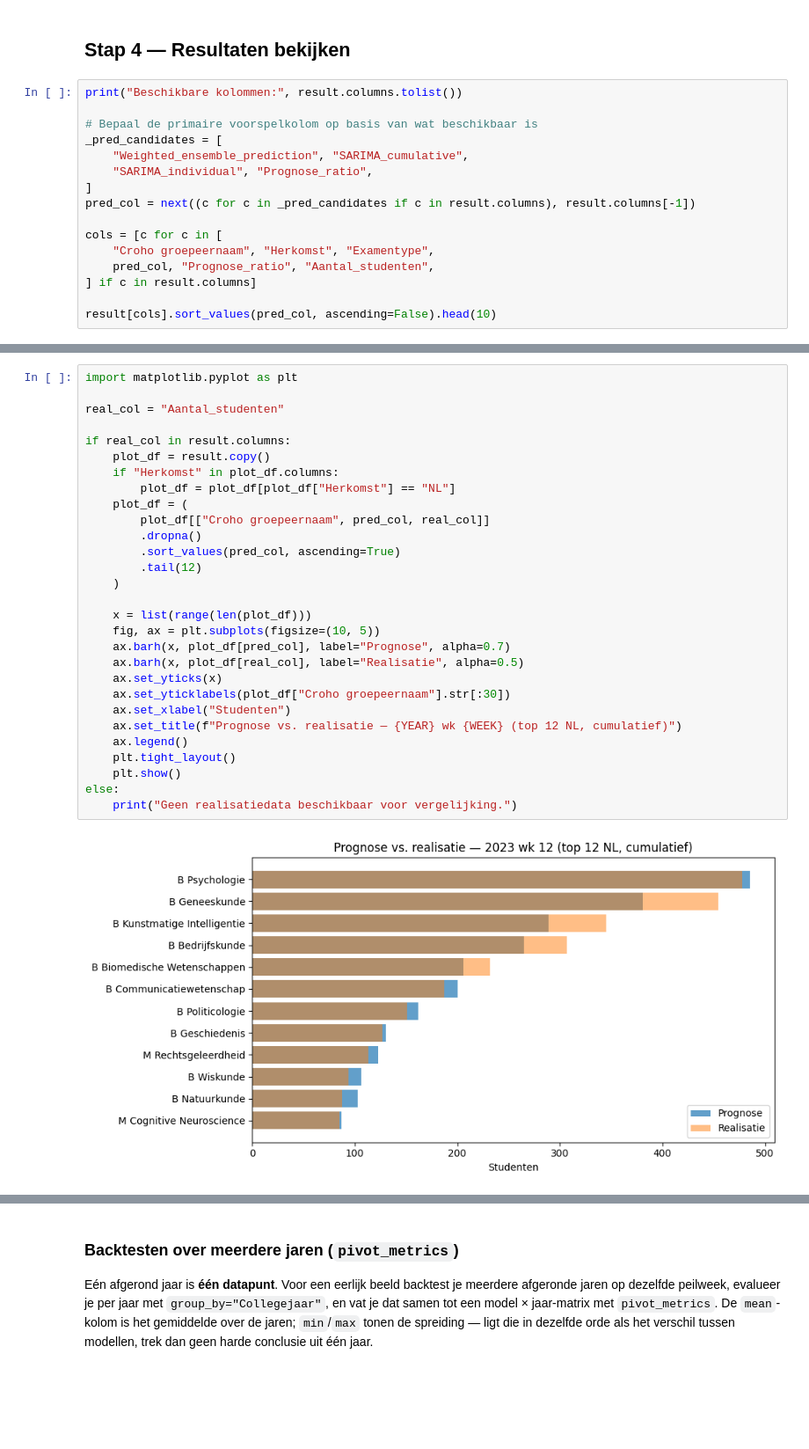
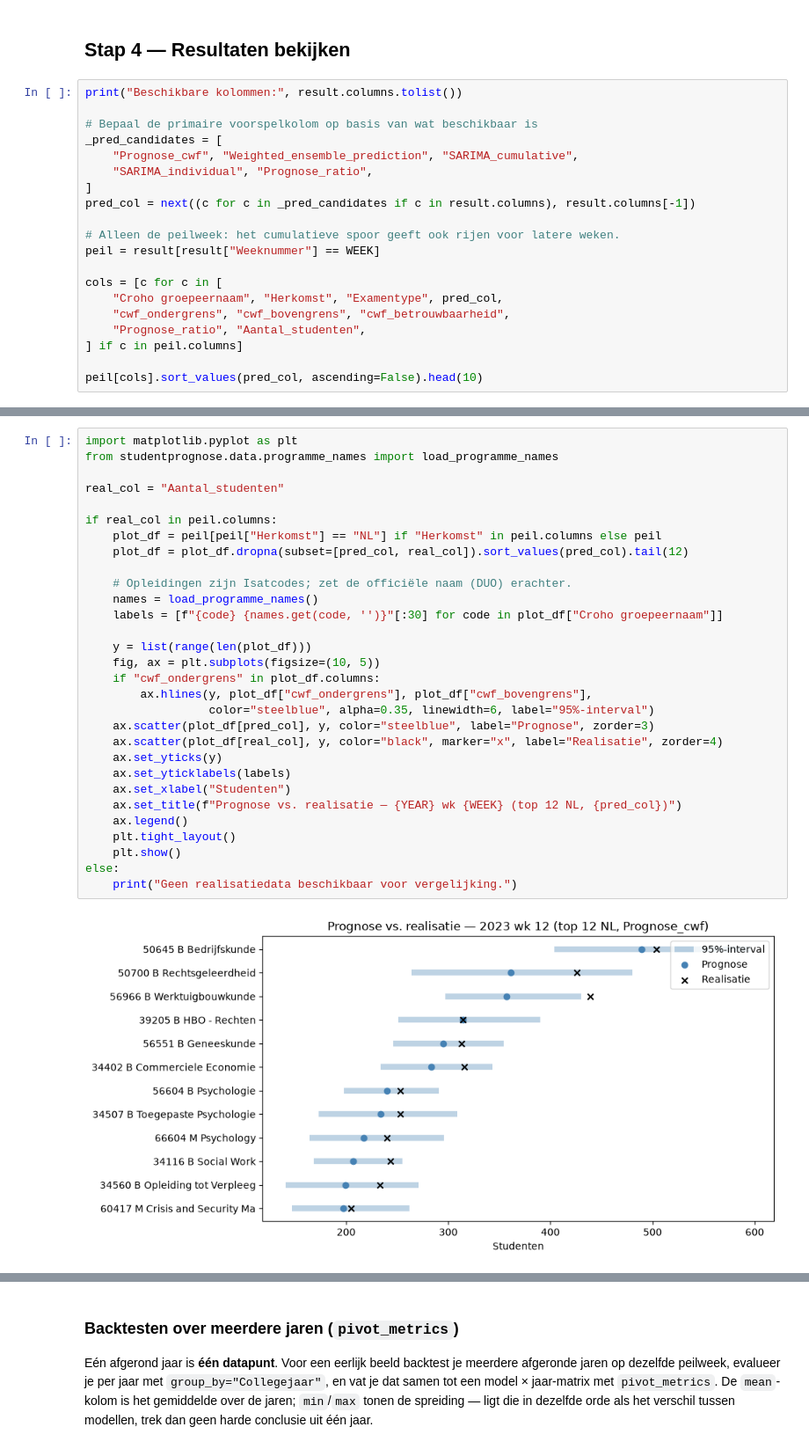
Before and after one commit to cedanl/studentprognose, a Jupyter notebook: notebooks/implementatie.ipynb, the cells around one changed output, grey strips where cells are left out. Shown at 88% size. Saved outputs shown, nothing was run; the diff lists cells and outputs as text; blank space fills up the shorter version.

```diff
--- a/notebooks/implementatie.ipynb
+++ b/notebooks/implementatie.ipynb
@@ -131,15 +156,19 @@ print("Beschikbare kolommen:", result.columns.tolist())
 
 # Bepaal de primaire voorspelkolom op basis van wat beschikbaar is
 _pred_candidates = [
-    "Weighted_ensemble_prediction", "SARIMA_cumulative",
+    "Prognose_cwf", "Weighted_ensemble_prediction", "SARIMA_cumulative",
     "SARIMA_individual", "Prognose_ratio",
 ]
 pred_col = next((c for c in _pred_candidates if c in result.columns), result.columns[-1])
 
+# Alleen de peilweek: het cumulatieve spoor geeft ook rijen voor latere weken.
+peil = result[result["Weeknummer"] == WEEK]
+
 cols = [c for c in [
-    "Croho groepeernaam", "Herkomst", "Examentype",
-    pred_col, "Prognose_ratio", "Aantal_studenten",
-] if c in result.columns]
+    "Croho groepeernaam", "Herkomst", "Examentype", pred_col,
+    "cwf_ondergrens", "cwf_bovengrens", "cwf_betrouwbaarheid",
+    "Prognose_ratio", "Aantal_studenten",
+] if c in peil.columns]
 
-result[cols].sort_values(pred_col, ascending=False).head(10)
+peil[cols].sort_values(pred_col, ascending=False).head(10)
 # %% [output]
@@ -158,34 +187,35 @@ Beschikbare kolommen: ['Croho groepeernaam', 'Faculteit', 'Examentype', 'College
 # %%
 import matplotlib.pyplot as plt
+from studentprognose.data.programme_names import load_programme_names
 
 real_col = "Aantal_studenten"
 
-if real_col in result.columns:
-    plot_df = result.copy()
-    if "Herkomst" in plot_df.columns:
-        plot_df = plot_df[plot_df["Herkomst"] == "NL"]
-    plot_df = (
-        plot_df[["Croho groepeernaam", pred_col, real_col]]
-        .dropna()
-        .sort_values(pred_col, ascending=True)
-        .tail(12)
-    )
+if real_col in peil.columns:
+    plot_df = peil[peil["Herkomst"] == "NL"] if "Herkomst" in peil.columns else peil
+    plot_df = plot_df.dropna(subset=[pred_col, real_col]).sort_values(pred_col).tail(12)
 
-    x = list(range(len(plot_df)))
+    # Opleidingen zijn Isatcodes; zet de officiële naam (DUO) erachter.
+    names = load_programme_names()
+    labels = [f"{code} {names.get(code, '')}"[:30] for code in plot_df["Croho groepeernaam"]]
+
+    y = list(range(len(plot_df)))
     fig, ax = plt.subplots(figsize=(10, 5))
-    ax.barh(x, plot_df[pred_col], label="Prognose", alpha=0.7)
-    ax.barh(x, plot_df[real_col], label="Realisatie", alpha=0.5)
-    ax.set_yticks(x)
-    ax.set_yticklabels(plot_df["Croho groepeernaam"].str[:30])
+    if "cwf_ondergrens" in plot_df.columns:
+        ax.hlines(y, plot_df["cwf_ondergrens"], plot_df["cwf_bovengrens"],
+                  color="steelblue", alpha=0.35, linewidth=6, label="95%-interval")
+    ax.scatter(plot_df[pred_col], y, color="steelblue", label="Prognose", zorder=3)
+    ax.scatter(plot_df[real_col], y, color="black", marker="x", label="Realisatie", zorder=4)
+    ax.set_yticks(y)
+    ax.set_yticklabels(labels)
     ax.set_xlabel("Studenten")
-    ax.set_title(f"Prognose vs. realisatie — {YEAR} wk {WEEK} (top 12 NL, cumulatief)")
+    ax.set_title(f"Prognose vs. realisatie — {YEAR} wk {WEEK} (top 12 NL, {pred_col})")
     ax.legend()
     plt.tight_layout()
     plt.show()
 else:
     print("Geen realisatiedata beschikbaar voor vergelijking.")
 # %% [output]
-[figure, old version]
+[figure, new version]
 # %% [markdown]
 ## Stap 4b — Model evalueren en metrieken loggen (MLflow / Fabric)
 
```
Also changed, not shown: parts of 9 cells of this notebook, 25 other files.
